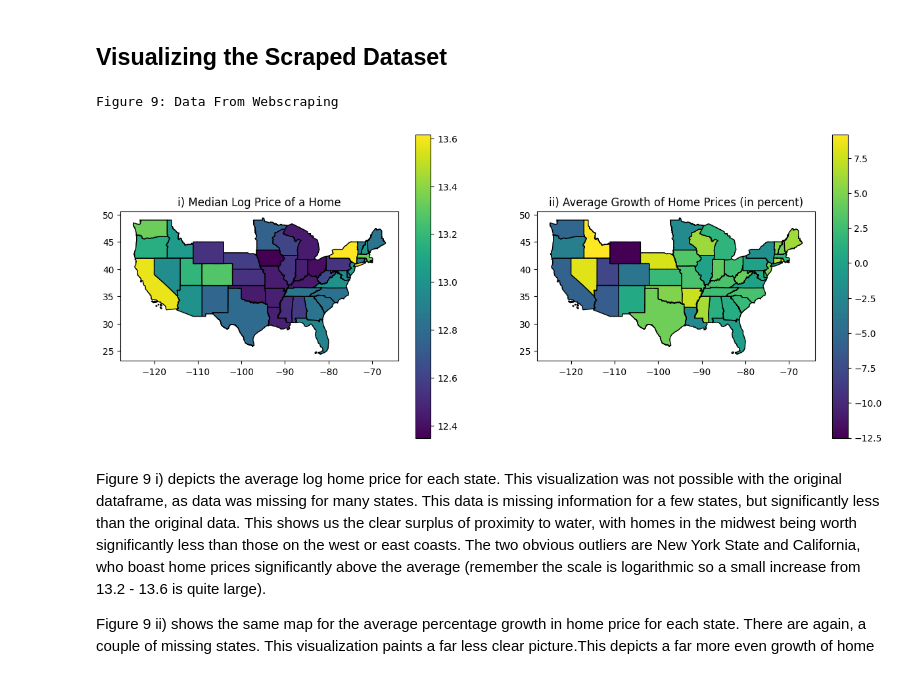
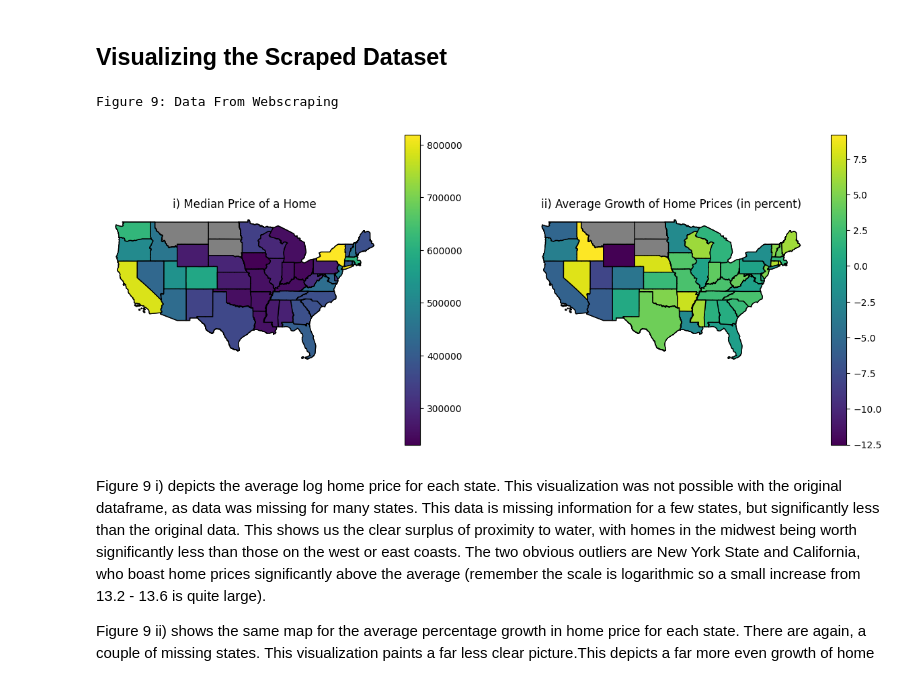
Before and after one commit to ECO225-W2024/project-one-code-S-O-Ahn, a Jupyter notebook: Project 1.ipynb, the cells around one changed output. Cells and saved outputs as stored; diff of their text form; code cells hidden in the pictures.

```diff
--- a/Project 1.ipynb
+++ b/Project 1.ipynb
@@ -631,37 +631,39 @@ state_median_prices['price_growth'] = pd.to_numeric(state_median_prices['price_g
 # %%
 print('Figure 9: Data From Webscraping')
 country_df = gpd.read_file("https://www2.census.gov/geo/tiger/TIGER2020/STATE/tl_2020_us_state.zip", dtype={'GEOID': str})
 
 # Merge the median home price data with the country_df
 country_df = pd.merge(country_df, state_median_prices, left_on='NAME', right_on='State', how='left')
 
 mainland_geoids = [
     '01', '04', '05', '06', '08', '09', '10', '11', '12', '13', '16', '17', '18', '19', '20',
     '21', '22', '23', '24', '25', '26', '27', '28', '29', '30', '31', '32', '33', '34', '35',
     '36', '37', '38', '39', '40', '41', '42', '44', '45', '46', '47', '48', '49', '50', '51',
     '53', '54', '55', '56'
 ]
 
 # Filter the DataFrame to include only the mainland states by their GEOIDs
 mainland_df = country_df[country_df['GEOID'].isin(mainland_geoids)].copy()
 
-mainland_df['log_price'] = np.log(mainland_df['med_price'])
-
 # Plotting
 fig, axes = plt.subplots(1, 2, figsize=(15, 6))  # Create a figure and a 1x2 grid of subplots
+mainland_df.plot(ax=axes[0], color='gray', edgecolor='black')
+mainland_df.plot(ax=axes[1], color='gray', edgecolor='black')
 
 # Plot the median price map
-mainland_df.plot(ax=axes[0], edgecolor="black", column='log_price', legend=True, cmap='viridis')
-axes[0].set_title('i) Median Log Price of a Home')
+mainland_df.plot(ax=axes[0], edgecolor="black", column='med_price', legend=True, cmap='viridis')
+axes[0].set_title('i) Median Price of a Home')
+axes[0].axis('off')
 
 # Plot the price growth map
 mainland_df.plot(ax=axes[1], edgecolor="black", column='price_growth', legend=True, cmap='viridis')
 axes[1].set_title('ii) Average Growth of Home Prices (in percent)')
+axes[1].axis('off')
 
 plt.show()
 # %% [output]
 Figure 9: Data From Webscraping
-[figure, old version]
+[figure, new version]
 # %% [markdown]
 Figure 9 i) depicts the average log home price for each state. This visualization was not possible with the original dataframe, as data was missing for many states. This data is missing information for a few states, but significantly less than the original data. This shows us the clear surplus of proximity to water, with homes in the midwest being worth significantly less than those on the west or east coasts. The two obvious outliers are New York State and California, who boast home prices significantly above the average (remember the scale is logarithmic so a small increase from 13.2 - 13.6 is quite large).
 
```
Also changed, not shown: parts of 28 cells of this notebook.
